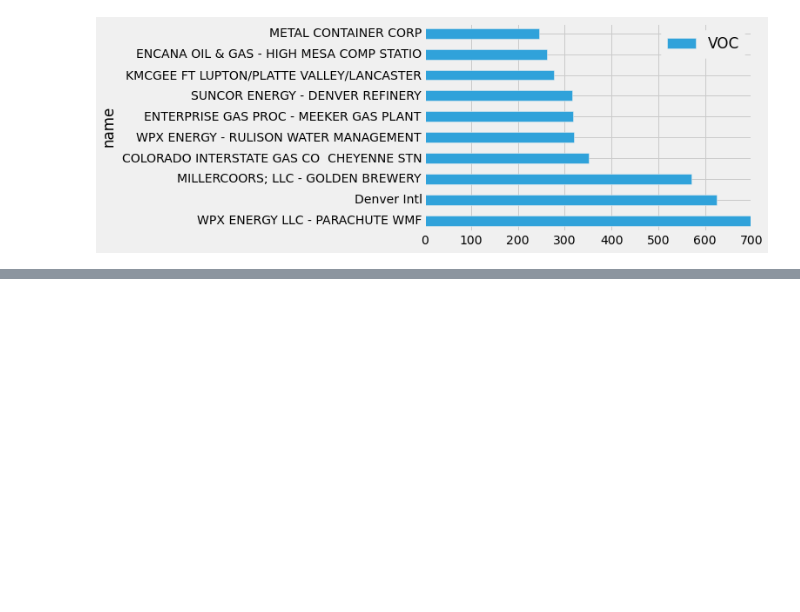
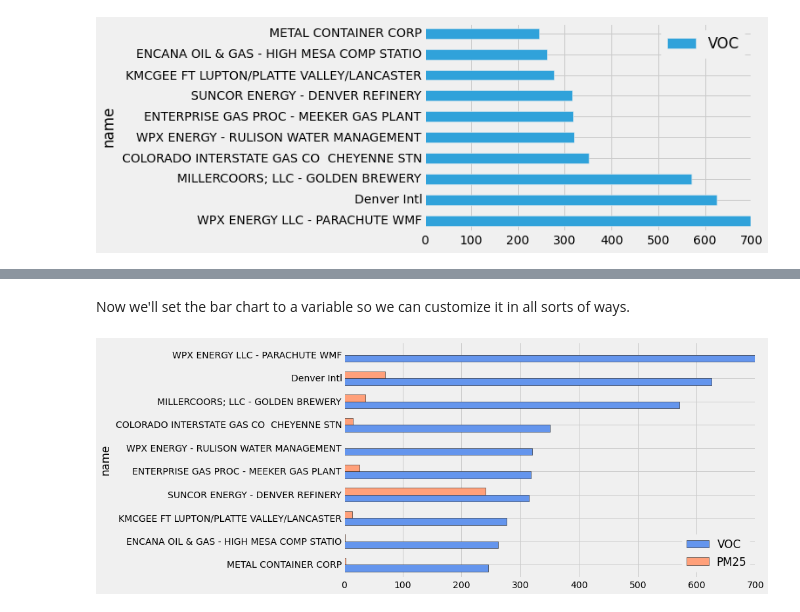
Before and after one commit to robroc/nicar16-visualizing-data-python, a Jupyter notebook: Visualizing data with Python - NICAR16.ipynb, the cells around one changed output, grey strips where cells are left out. Cells and saved outputs as stored; diff of their text form; code cells hidden in the pictures; blank space fills up the shorter version.

```diff
--- a/Visualizing data with Python - NICAR16.ipynb
+++ b/Visualizing data with Python - NICAR16.ipynb
@@ -251,0 +261,5 @@ Look at that! If you want the bars to be sorted from highest to lowest, you just
+# %%
+top_VOC = df[["name", "VOC","PM25"]].sort("VOC", ascending=False).head(10).set_index("name")
+# Re-sort the data frame inplace so the new sorting order is saved to top_VOC
+top_VOC.sort("VOC", ascending=True, inplace=True)
+top_VOC
@@ -251,0 +279,7 @@ Look at that! If you want the bars to be sorted from highest to lowest, you just
+# %% [markdown]
+Now we'll set the bar chart to a variable so we can customize it in all sorts of ways.
+# %%
+VOCchart = top_VOC.plot(kind="barh", figsize=[10, 6], width=0.6, color=["cornflowerblue", "#FFA07A"], edgecolor="k")
+# Colors can be defined by CSS name, hex code, or one-letter abbreviation.
+# %% [output]
+[figure, added]
```
Also changed, not shown: parts of 7 cells of this notebook, 1 other file.
